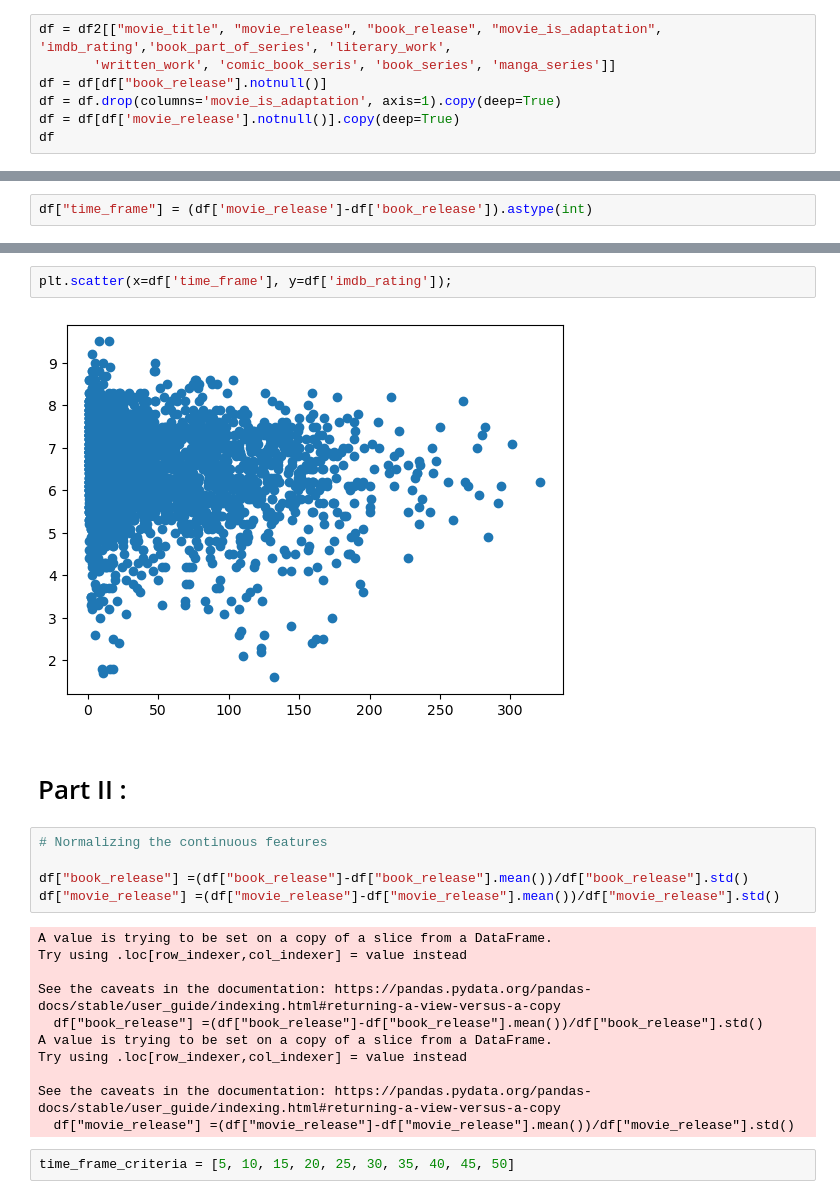
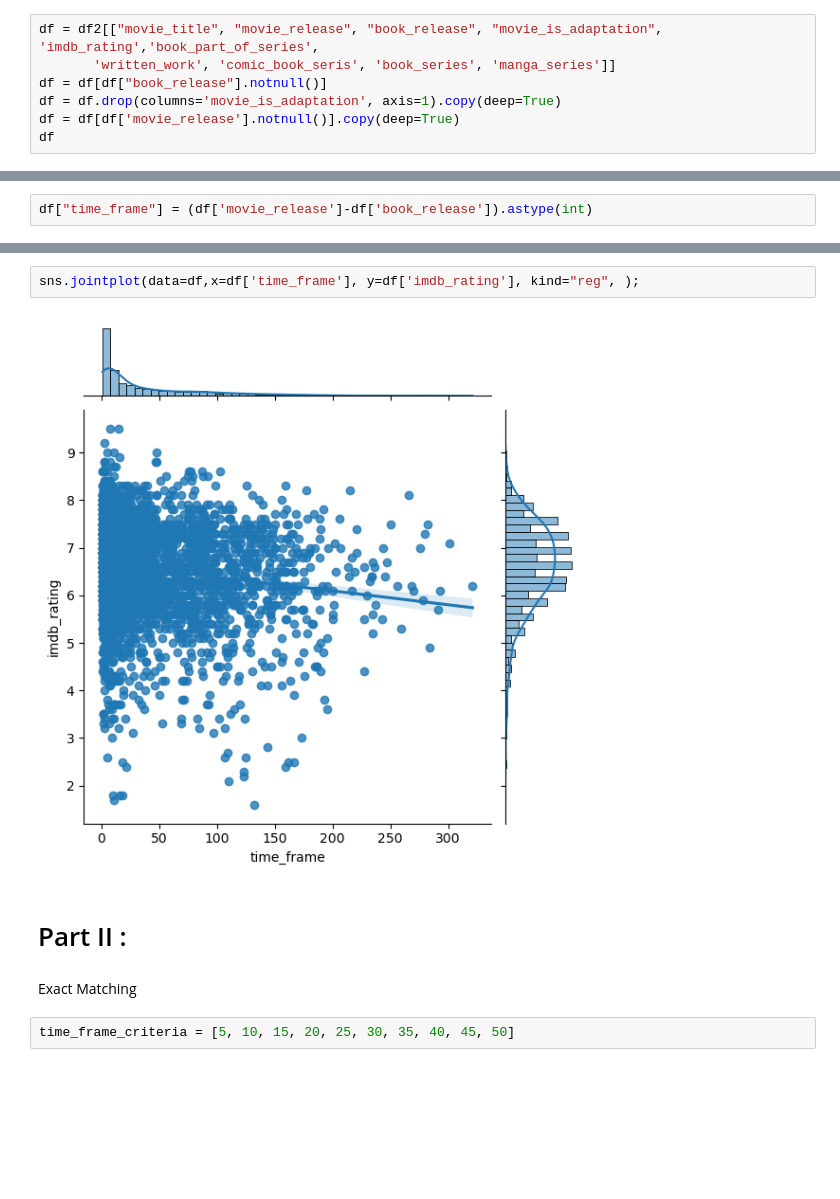
Before and after one commit to epfl-ada/ada-2023-project-team0110, a Jupyter notebook: time_frame.ipynb, the cells around one changed output, grey strips where cells are left out. Drawn from its saved outputs; the diff is of its cells as text; blank space fills up the shorter version.

```diff
--- a/time_frame.ipynb
+++ b/time_frame.ipynb
@@ -29,7 +30,7 @@ Index(['movie_title', 'movie_release', 'movie_revenue', 'movie_runtime',
        'book_total_ratings', 'movie_is_adaptation'],
       dtype='object')
 # %%
-df = df2[["movie_title", "movie_release", "book_release", "movie_is_adaptation", 'imdb_rating','book_part_of_series', 'literary_work',
+df = df2[["movie_title", "movie_release", "book_release", "movie_is_adaptation", 'imdb_rating','book_part_of_series',
        'written_work', 'comic_book_seris', 'book_series', 'manga_series']]
 df = df[df["book_release"].notnull()]
 df = df.drop(columns='movie_is_adaptation', axis=1).copy(deep=True)
@@ -75,25 +76,11 @@ df
 # %%
-plt.scatter(x=df['time_frame'], y=df['imdb_rating']);
+sns.jointplot(data=df,x=df['time_frame'], y=df['imdb_rating'], kind="reg", );
 # %% [output]
-[figure, old version]
+[figure, new version]
 # %% [markdown]
 # Part II :
-# %%
-# Normalizing the continuous features
-
-df["book_release"] =(df["book_release"]-df["book_release"].mean())/df["book_release"].std()
-df["movie_release"] =(df["movie_release"]-df["movie_release"].mean())/df["movie_release"].std()
-# %% [output]
-A value is trying to be set on a copy of a slice from a DataFrame.
-Try using .loc[row_indexer,col_indexer] = value instead
-
-See the caveats in the documentation: https://pandas.pydata.org/pandas-docs/stable/user_guide/indexing.html#returning-a-view-versus-a-copy
-  df["book_release"] =(df["book_release"]-df["book_release"].mean())/df["book_release"].std()
-A value is trying to be set on a copy of a slice from a DataFrame.
-Try using .loc[row_indexer,col_indexer] = value instead
-
-See the caveats in the documentation: https://pandas.pydata.org/pandas-docs/stable/user_guide/indexing.html#returning-a-view-versus-a-copy
-  df["movie_release"] =(df["movie_release"]-df["movie_release"].mean())/df["movie_release"].std()
+# %% [markdown]
+Exact Matching
 # %%
 time_frame_criteria = [5, 10, 15, 20, 25, 30, 35, 40, 45, 50]
 # %%
```
Also changed, not shown: parts of 20 cells of this notebook.
